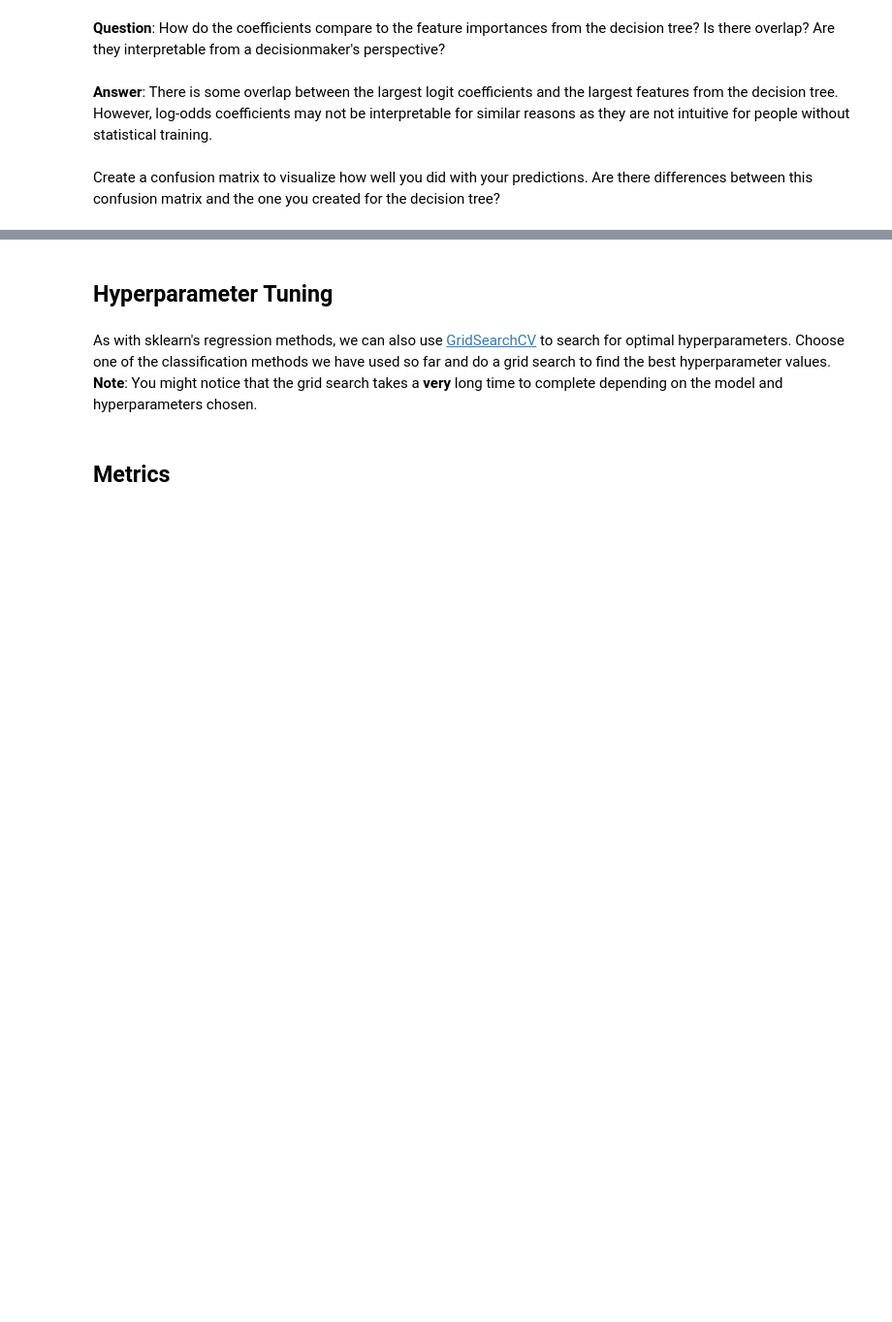
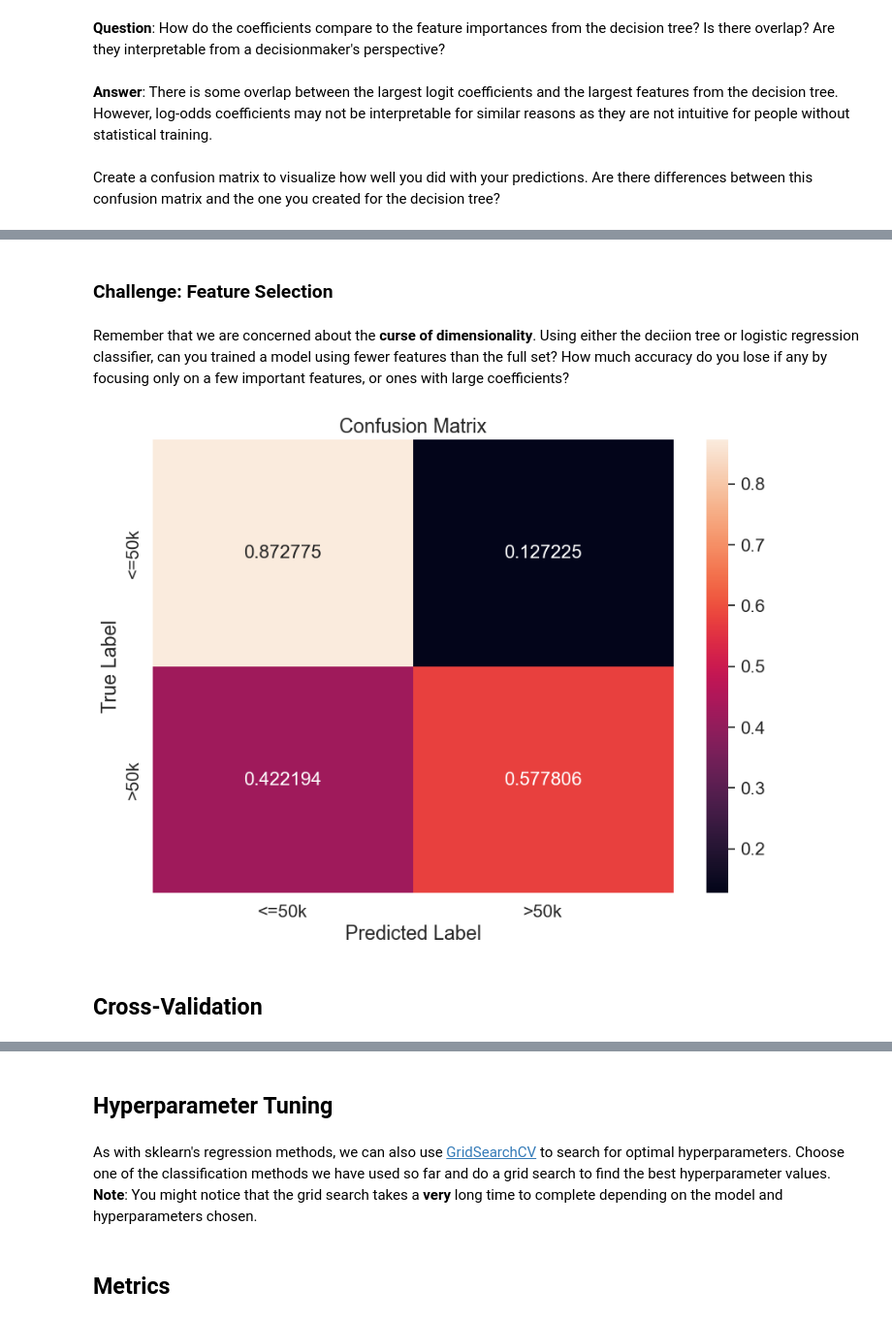
Before and after one commit to Akesari12/mpi_summer_school, a Jupyter notebook: day1_walkthrough_solution.ipynb, the cells around one changed output, grey strips where cells are left out. Shown at 97% size. Cells and saved outputs as stored; diff of their text form; code cells hidden in the pictures; blank space fills up the shorter version.

```diff
--- a/day1_walkthrough_solution.ipynb
+++ b/day1_walkthrough_solution.ipynb
@@ -371,0 +353,59 @@ plt.show()
+# %% [markdown]
+### Challenge: Feature Selection
+# %% [markdown]
+Remember that we are concerned about the <b>curse of dimensionality</b>. Using either the deciion tree or logistic regression classifier, can you trained a model using fewer features than the full set? How much accuracy do you lose if any by focusing only on a few important features, or ones with large coefficients?
+# %%
+# initialize model
+dt_classifier_top_5 = tree.DecisionTreeClassifier(criterion='gini',  # or 'entropy' for information gain
+                       splitter='best',  # or 'random' for random best split
+                       max_depth=None,  # how deep tree nodes can go
+                       min_samples_split=2,  # samples needed to split node
+                       min_samples_leaf=1,  # samples needed for a leaf
+                       min_weight_fraction_leaf=0.0,  # weight of samples needed for a node
+                       max_features=None,  # number of features to look for when splitting
+                       max_leaf_nodes=None,  # max nodes
+                       min_impurity_decrease=1e-07, #early stopping
+                       random_state = 10) #random seed
+
+# Calculate feature importances
+feat_importances = pd.concat([pd.DataFrame(X.columns), pd.DataFrame(np.transpose(dt_classifier.feature_importances_))], axis=1)
+feat_importances.columns = ["Feature", "Importance"]
+
+# Sort features by importance
+feat_importances = feat_importances.sort_values(by="Importance", ascending=False)
+
+# Select top 5 features
+top_features = feat_importances.head(5)["Feature"].values
+
+# Create a new dataset with only the top 5 features
+X_train_top_5 = X_train[top_features]
+X_validate_top_5 = X_validate[top_features]
+
+# Retrain the decision tree classifier with the top 5 features
+dt_classifier_top_5.fit(X_train_top_5, y_train)
+
+y_pred = dt_classifier_top_5.predict(X_validate_top_5)
+
+# normalize = true doesn't work for some people
+cf_matrix = confusion_matrix(y_validate, y_pred, normalize = "true")
+
+df_cm = pd.DataFrame(cf_matrix, range(2),
+                  range(2))
+
+df_cm = df_cm.rename(index=str, columns={0: "<=50k", 1: ">50k"})
+df_cm.index = ["<=50k", ">50k"]
+plt.figure(figsize = (10,7))
+sns.set(font_scale=1.4)#for label size
+sns.heatmap(df_cm,
+           annot=True,
+           annot_kws={"size": 16},
+           fmt='g')
+
+plt.title("Confusion Matrix")
+plt.xlabel("Predicted Label")
+plt.ylabel("True Label")
+plt.show()
+# %% [output]
+[figure, added]
+# %% [markdown]
+## Cross-Validation
```
Also changed, not shown: parts of 25 cells of this notebook, 1 other file.
